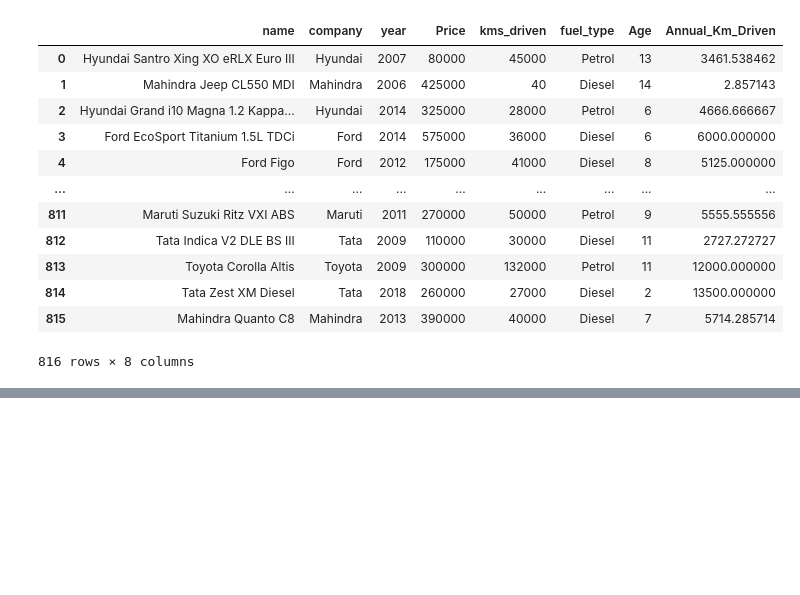
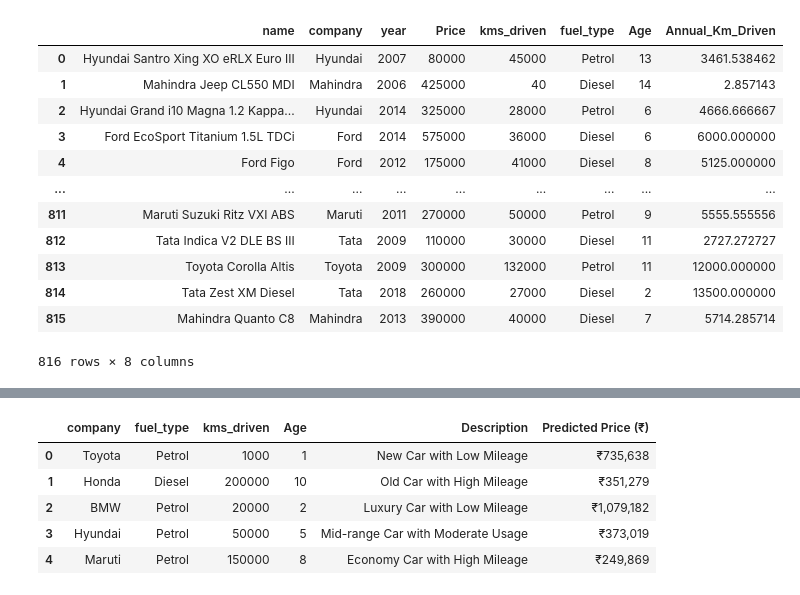
Before and after one commit to MrJ-2k04/MCA-Sem-2-Project, a Jupyter notebook: 3) Regression_Model.ipynb, the cells around one changed output, grey strips where cells are left out. Drawn from its saved outputs; the diff is of its cells as text; code cells hidden in the pictures; blank space fills up the shorter version.

```diff
--- a/3) Regression_Model.ipynb
+++ b/3) Regression_Model.ipynb
@@ -24,0 +98,3 @@ df
+# %%
+X = useful_df[["company", "fuel_type", "kms_driven", "Age"]]
+y = useful_df["Price"]
@@ -25,5 +111,2 @@ df
 # %%
-X = df[['year', 'kms_driven']]
-y = df['Price']
-
-X_train, X_test, y_train, y_test = train_test_split(X, y, test_size=0.05, random_state=0)
+X_train, X_test, y_train, y_test = train_test_split(X, y, test_size=0.2, random_state=42)
@@ -48,0 +122,6 @@ array([607438.07537043])
+# %%
+preprocessor = ColumnTransformer([
+    ("onehot", OneHotEncoder(handle_unknown='ignore'), ["company", "fuel_type"]),
+    ("scaler", StandardScaler(), ["kms_driven", "Age"])
+])
+preprocessor
@@ -48,0 +143,5 @@ array([607438.07537043])
+# %%
+model = Pipeline([
+    ("preprocessor", preprocessor),
+    ("regressor", LinearRegression())
+])
@@ -48,0 +227,28 @@ array([607438.07537043])
+# %%
+# Define test cases as a list of dictionaries
+test_cases = [
+    { "company": "Toyota", "fuel_type": "Petrol", "kms_driven": 1000, "Age": 1, "Description": "New Car with Low Mileage",},
+    { "company": "Honda", "fuel_type": "Diesel", "kms_driven": 200000, "Age": 10, "Description": "Old Car with High Mileage",},
+    { "company": "BMW", "fuel_type": "Petrol", "kms_driven": 20000, "Age": 2, "Description": "Luxury Car with Low Mileage",},
+    { "company": "Hyundai", "fuel_type": "Petrol", "kms_driven": 50000, "Age": 5, "Description": "Mid-range Car with Moderate Usage"},
+    { "company": "Maruti", "fuel_type": "Petrol", "kms_driven": 150000, "Age": 8, "Description": "Economy Car with High Mileage",}
+]
+
+# Convert test cases to DataFrame
+test_df = pd.DataFrame(test_cases)
+
+# Predict prices for test cases
+predicted_prices = model.predict(test_df.drop(columns=["Description"]))
+
+# Add predicted prices to DataFrame
+test_df["Predicted Price (₹)"] = [f"₹{price:,.0f}" for price in predicted_prices]
+
+# Display the results in a structured table
+test_df
+# %% [output]
+|  | company | fuel_type | kms_driven | Age | Description | Predicted Price (₹) |
+| 0 | Toyota | Petrol | 1000 | 1 | New Car with Low Mileage | ₹735,638 |
+| 1 | Honda | Diesel | 200000 | 10 | Old Car with High Mileage | ₹351,279 |
+| 2 | BMW | Petrol | 20000 | 2 | Luxury Car with Low Mileage | ₹1,079,182 |
+| 3 | Hyundai | Petrol | 50000 | 5 | Mid-range Car with Moderate Usage | ₹373,019 |
+| 4 | Maruti | Petrol | 150000 | 8 | Economy Car with High Mileage | ₹249,869 |
```
Also changed, not shown: parts of 25 cells of this notebook, 2 other files.
